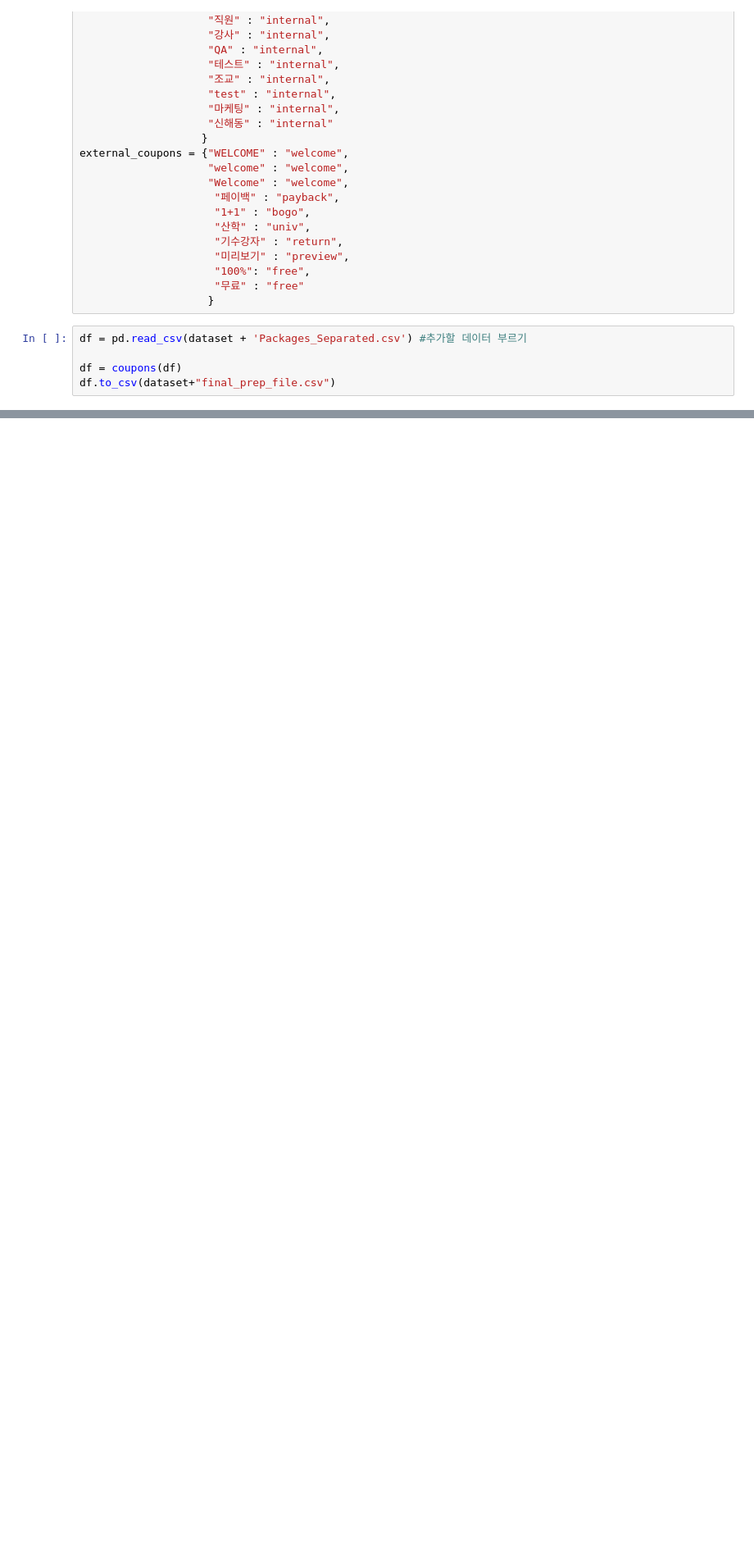
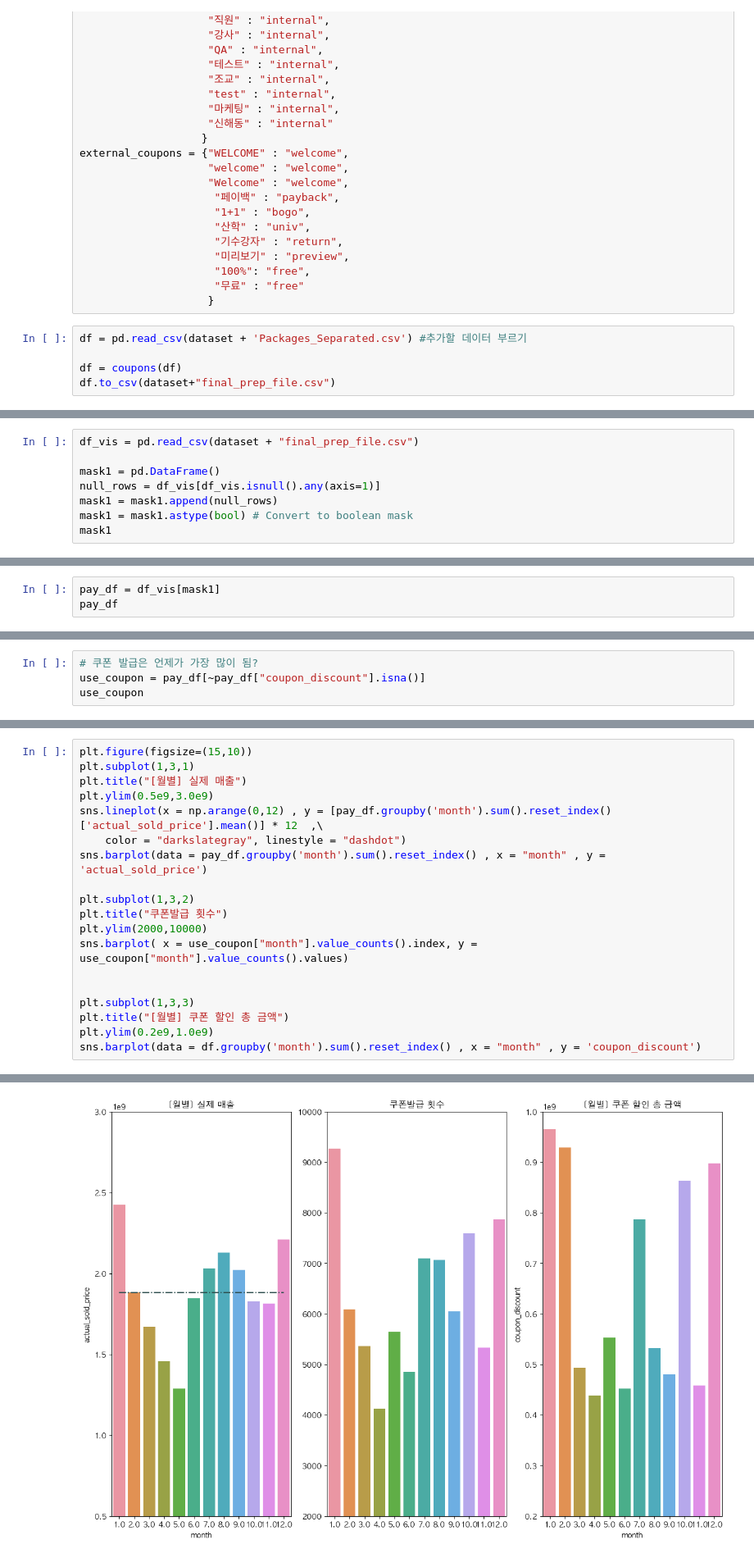
Before and after one commit to jasonheesanglee/YEAR_DREAM, a Jupyter notebook: FC_PJT/FC_PJT2.ipynb, the cells around one changed output, grey strips where cells are left out. Shown at 82% size. Cells and saved outputs as stored; diff of their text form; blank space fills up the shorter version.

```diff
--- a/FC_PJT/FC_PJT2.ipynb
+++ b/FC_PJT/FC_PJT2.ipynb
@@ -416,0 +502,8 @@ df.to_csv(dataset+"final_prep_file.csv")
+# %%
+df_vis = pd.read_csv(dataset + "final_prep_file.csv")
+
+mask1 = pd.DataFrame()
+null_rows = df_vis[df_vis.isnull().any(axis=1)]
+mask1 = mask1.append(null_rows)
+mask1 = mask1.astype(bool) # Convert to boolean mask
+mask1
@@ -416,0 +524,3 @@ df.to_csv(dataset+"final_prep_file.csv")
+# %%
+pay_df = df_vis[mask1]
+pay_df
@@ -416,0 +541,4 @@ df.to_csv(dataset+"final_prep_file.csv")
+# %%
+# 쿠폰 발급은 언제가 가장 많이 됨?
+use_coupon = pay_df[~pay_df["coupon_discount"].isna()]
+use_coupon
@@ -416,0 +559,20 @@ df.to_csv(dataset+"final_prep_file.csv")
+# %%
+plt.figure(figsize=(15,10))
+plt.subplot(1,3,1)
+plt.title("[월별] 실제 매출")
+plt.ylim(0.5e9,3.0e9)
+sns.lineplot(x = np.arange(0,12) , y = [pay_df.groupby('month').sum().reset_index()['actual_sold_price'].mean()] * 12  ,\
+    color = "darkslategray", linestyle = "dashdot")
+sns.barplot(data = pay_df.groupby('month').sum().reset_index() , x = "month" , y = 'actual_sold_price')
+
+plt.subplot(1,3,2)
+plt.title("쿠폰발급 횟수")
+plt.ylim(2000,10000)
+sns.barplot( x = use_coupon["month"].value_counts().index, y = use_coupon["month"].value_counts().values)
+
+
+plt.subplot(1,3,3)
+plt.title("[월별] 쿠폰 할인 총 금액")
+plt.ylim(0.2e9,1.0e9)
+sns.barplot(data = df.groupby('month').sum().reset_index() , x = "month" , y = 'coupon_discount')
+# %% [output]
@@ -416,0 +580 @@ df.to_csv(dataset+"final_prep_file.csv")
+[figure, added]
```
Also changed, not shown: parts of 29 cells of this notebook.
